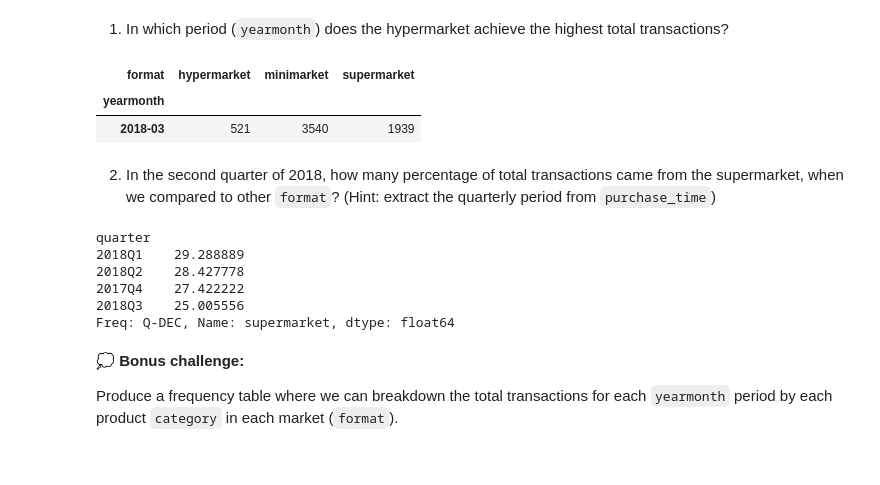
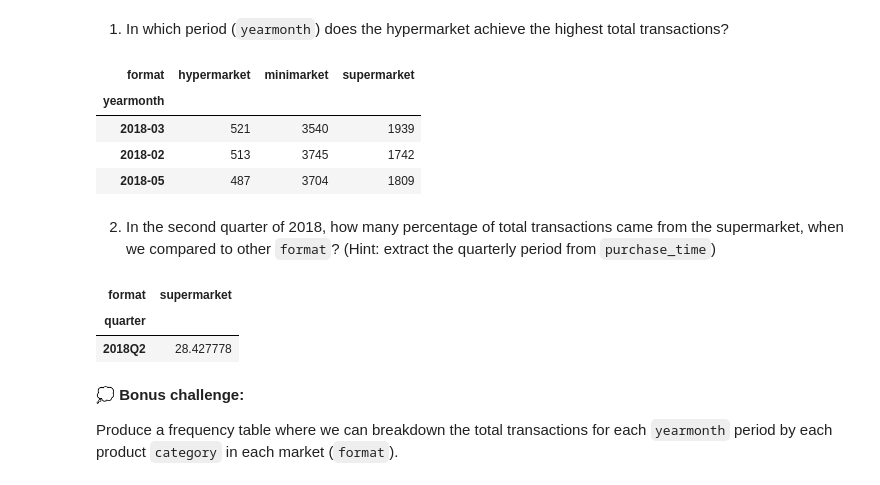
Before and after one commit to mulutbrah/data-analysis-lab, a Jupyter notebook: inclass_EDA_day2.ipynb, the cells around one changed output. Cells and saved outputs as stored; diff of their text form; code cells hidden in the pictures.

Commit message:
Implement pivot table

```diff
--- a/inclass_EDA_day2.ipynb
+++ b/inclass_EDA_day2.ipynb
@@ -1201,19 +1201,21 @@ _Estimated time required: 15 minutes_
 # %%
 # your code here
 # category_summary = pd.crosstab(
 #     index=household['category'],
 #     columns=household['format']).sort_values('minimarket', ascending=False)
 
 # category_summary
 
 pd.crosstab(
     index=household['yearmonth'],
     columns=household['format']
-).sort_values('hypermarket', ascending=False).head(1)
+).sort_values('hypermarket', ascending=False).head(3)
 # %% [output]
 | format | hypermarket | minimarket | supermarket |
 | yearmonth |  |  |  |
 | 2018-03 | 521 | 3540 | 1939 |
+| 2018-02 | 513 | 3745 | 1742 |
+| 2018-05 | 487 | 3704 | 1809 |
 # %% [markdown]
 2. In the second quarter of 2018, how many percentage of total transactions came from the supermarket, when we compared to other `format`? (Hint: extract the quarterly period from `purchase_time`)
 # %%
@@ -1227,14 +1229,11 @@ x = pd.crosstab(
     normalize='index'
 ).sort_values('supermarket', ascending=False)*100
 
-x['supermarket']
+x.loc[['2018Q2'], ['supermarket']]
 # %% [output]
-quarter
-2018Q1    29.288889
-2018Q2    28.427778
-2017Q4    27.422222
-2018Q3    25.005556
-Freq: Q-DEC, Name: supermarket, dtype: float64
+| format | supermarket |
+| quarter |  |
+| 2018Q2 | 28.427778 |
 # %% [markdown]
 💭 **Bonus challenge:**
 
```
Also changed, not shown: parts of 11 cells of this notebook.
